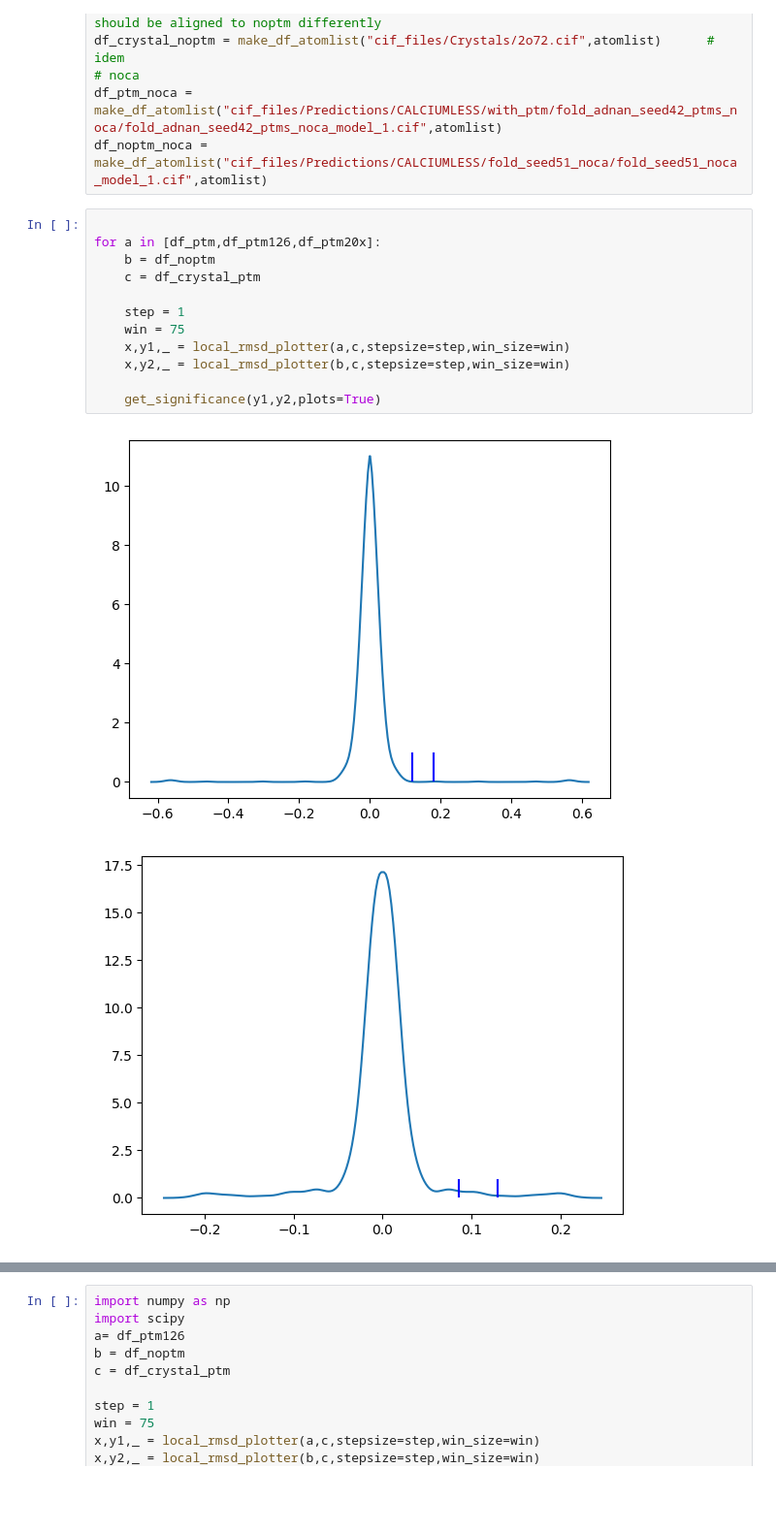
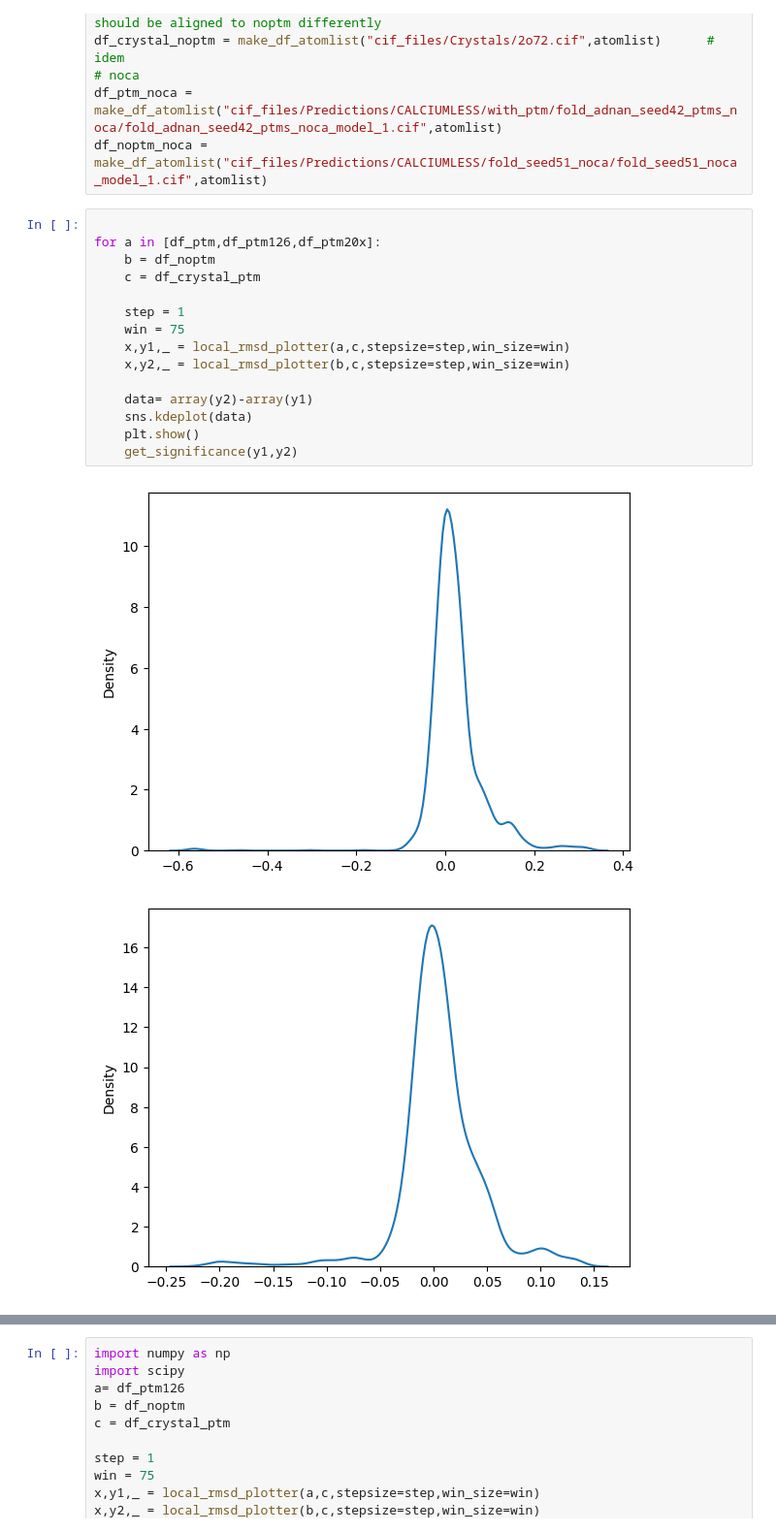
Before and after one commit to LaCava-Lab/AF_Allostery_Analysis, a Jupyter notebook: Methods_notebooks/density_all.ipynb, the cells around one changed output, grey strips where cells are left out. Shown at 97% size. Cells and saved outputs as stored; diff of their text form; blank space fills up the shorter version.

Commit message:
NOCA Plots updated, code refactored function

```diff
--- a/Methods_notebooks/density_all.ipynb
+++ b/Methods_notebooks/density_all.ipynb
@@ -20,15 +20,18 @@ df_noptm_noca = make_df_atomlist("cif_files/Predictions/CALCIUMLESS/fold_seed51_
 # %%
 
 for a in [df_ptm,df_ptm126,df_ptm20x]:
     b = df_noptm
     c = df_crystal_ptm
 
     step = 1
     win = 75
     x,y1,_ = local_rmsd_plotter(a,c,stepsize=step,win_size=win)
     x,y2,_ = local_rmsd_plotter(b,c,stepsize=step,win_size=win)
 
-    get_significance(y1,y2,plots=True)
+    data= array(y2)-array(y1)
+    sns.kdeplot(data)
+    plt.show()
+    get_significance(y1,y2)
 # %% [output]
-[figure, old version]
+[figure, new version]
-[figure, old version]
+[figure, new version]
```
Also changed, not shown: parts of 1 cell of this notebook, 7 other files.
